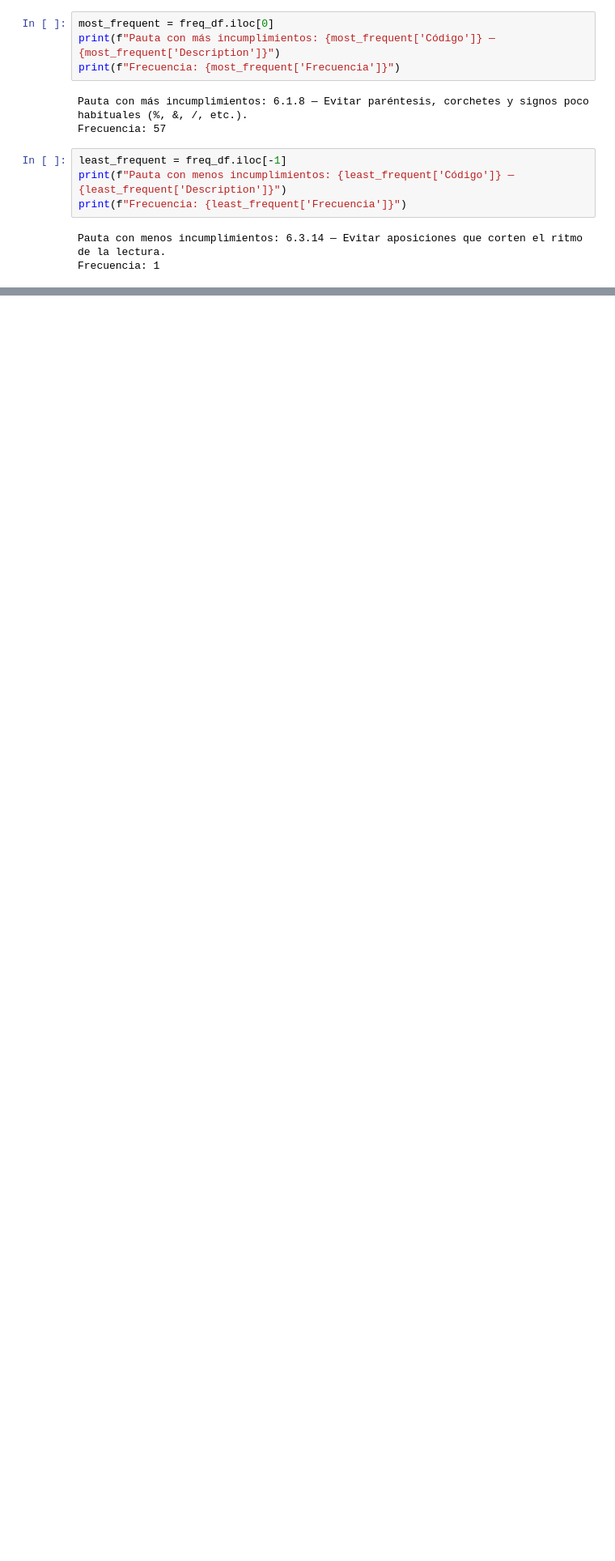
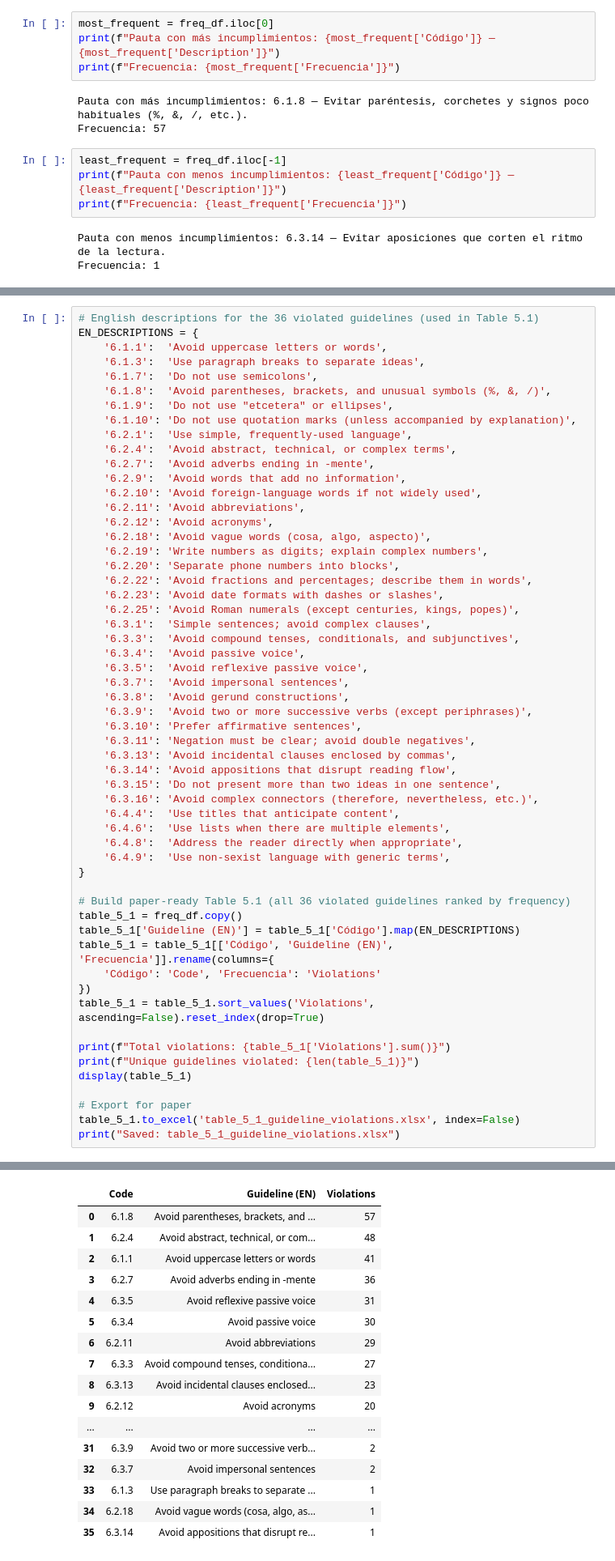
Before and after one commit to JaviMiot/Data_privacy_form_consent_analysis, a Jupyter notebook: notebooks/03_e2r_guidelines/01_analysis_guidelines.ipynb, the cells around one changed output, grey strips where cells are left out. Shown at 81% size. Saved outputs shown, nothing was run; the diff lists cells and outputs as text; blank space fills up the shorter version.

```diff
--- a/notebooks/03_e2r_guidelines/01_analysis_guidelines.ipynb
+++ b/notebooks/03_e2r_guidelines/01_analysis_guidelines.ipynb
@@ -144,0 +147,57 @@ fragments_by_guideline
+# %%
+# English descriptions for the 36 violated guidelines (used in Table 5.1)
+EN_DESCRIPTIONS = {
+    '6.1.1':  'Avoid uppercase letters or words',
+    '6.1.3':  'Use paragraph breaks to separate ideas',
+    '6.1.7':  'Do not use semicolons',
+    '6.1.8':  'Avoid parentheses, brackets, and unusual symbols (%, &, /)',
+    '6.1.9':  'Do not use "etcetera" or ellipses',
+    '6.1.10': 'Do not use quotation marks (unless accompanied by explanation)',
+    '6.2.1':  'Use simple, frequently-used language',
+    '6.2.4':  'Avoid abstract, technical, or complex terms',
+    '6.2.7':  'Avoid adverbs ending in -mente',
+    '6.2.9':  'Avoid words that add no information',
+    '6.2.10': 'Avoid foreign-language words if not widely used',
+    '6.2.11': 'Avoid abbreviations',
+    '6.2.12': 'Avoid acronyms',
+    '6.2.18': 'Avoid vague words (cosa, algo, aspecto)',
+    '6.2.19': 'Write numbers as digits; explain complex numbers',
+    '6.2.20': 'Separate phone numbers into blocks',
+    '6.2.22': 'Avoid fractions and percentages; describe them in words',
+    '6.2.23': 'Avoid date formats with dashes or slashes',
+    '6.2.25': 'Avoid Roman numerals (except centuries, kings, popes)',
+    '6.3.1':  'Simple sentences; avoid complex clauses',
+    '6.3.3':  'Avoid compound tenses, conditionals, and subjunctives',
+    '6.3.4':  'Avoid passive voice',
+    '6.3.5':  'Avoid reflexive passive voice',
+    '6.3.7':  'Avoid impersonal sentences',
+    '6.3.8':  'Avoid gerund constructions',
+    '6.3.9':  'Avoid two or more successive verbs (except periphrases)',
+    '6.3.10': 'Prefer affirmative sentences',
+    '6.3.11': 'Negation must be clear; avoid double negatives',
+    '6.3.13': 'Avoid incidental clauses enclosed by commas',
+    '6.3.14': 'Avoid appositions that disrupt reading flow',
+    '6.3.15': 'Do not present more than two ideas in one sentence',
+    '6.3.16': 'Avoid complex connectors (therefore, nevertheless, etc.)',
+    '6.4.4':  'Use titles that anticipate content',
+    '6.4.6':  'Use lists when there are multiple elements',
+    '6.4.8':  'Address the reader directly when appropriate',
+    '6.4.9':  'Use non-sexist language with generic terms',
+}
+
+# Build paper-ready Table 5.1 (all 36 violated guidelines ranked by frequency)
+table_5_1 = freq_df.copy()
+table_5_1['Guideline (EN)'] = table_5_1['Código'].map(EN_DESCRIPTIONS)
+table_5_1 = table_5_1[['Código', 'Guideline (EN)', 'Frecuencia']].rename(columns={
+    'Código': 'Code', 'Frecuencia': 'Violations'
+})
+table_5_1 = table_5_1.sort_values('Violations', ascending=False).reset_index(drop=True)
+
+print(f"Total violations: {table_5_1['Violations'].sum()}")
+print(f"Unique guidelines violated: {len(table_5_1)}")
+display(table_5_1)
+
+# Export for paper
+table_5_1.to_excel('table_5_1_guideline_violations.xlsx', index=False)
+print("Saved: table_5_1_guideline_violations.xlsx")
+# %% [output]
@@ -144,0 +206,17 @@ fragments_by_guideline
+|  | Code | Guideline (EN) | Violations |
+| 0 | 6.1.8 | Avoid parentheses, brackets, and ... | 57 |
+| 1 | 6.2.4 | Avoid abstract, technical, or com... | 48 |
+| 2 | 6.1.1 | Avoid uppercase letters or words | 41 |
+| 3 | 6.2.7 | Avoid adverbs ending in -mente | 36 |
+| 4 | 6.3.5 | Avoid reflexive passive voice | 31 |
+| 5 | 6.3.4 | Avoid passive voice | 30 |
+| 6 | 6.2.11 | Avoid abbreviations | 29 |
+| 7 | 6.3.3 | Avoid compound tenses, conditiona... | 27 |
+| 8 | 6.3.13 | Avoid incidental clauses enclosed... | 23 |
+| 9 | 6.2.12 | Avoid acronyms | 20 |
+| ... | ... | ... | ... |
+| 31 | 6.3.9 | Avoid two or more successive verb... | 2 |
+| 32 | 6.3.7 | Avoid impersonal sentences | 2 |
+| 33 | 6.1.3 | Use paragraph breaks to separate ... | 1 |
+| 34 | 6.2.18 | Avoid vague words (cosa, algo, as... | 1 |
+| 35 | 6.3.14 | Avoid appositions that disrupt re... | 1 |
```
Also changed, not shown: parts of 2 cells of this notebook, 9 other files.
